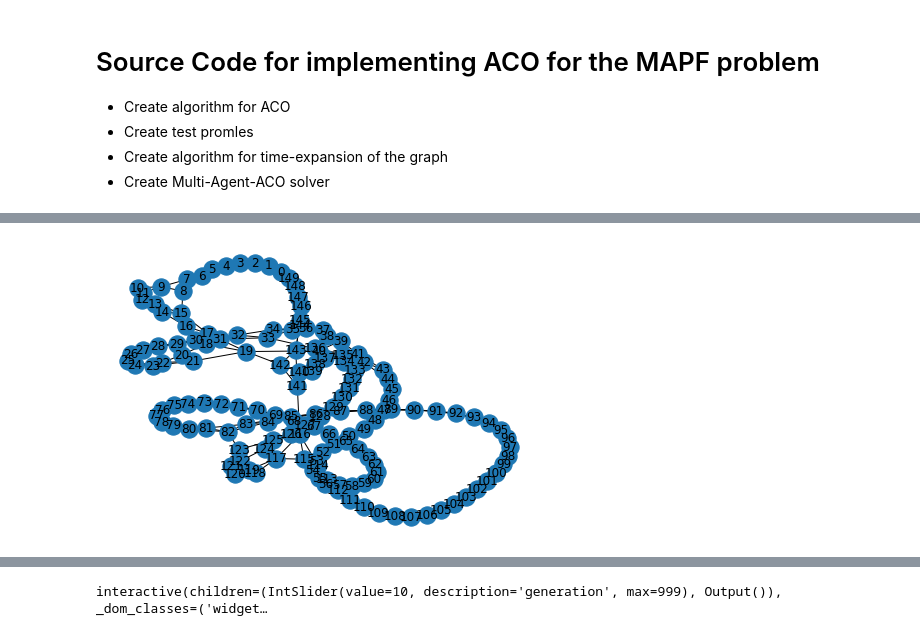
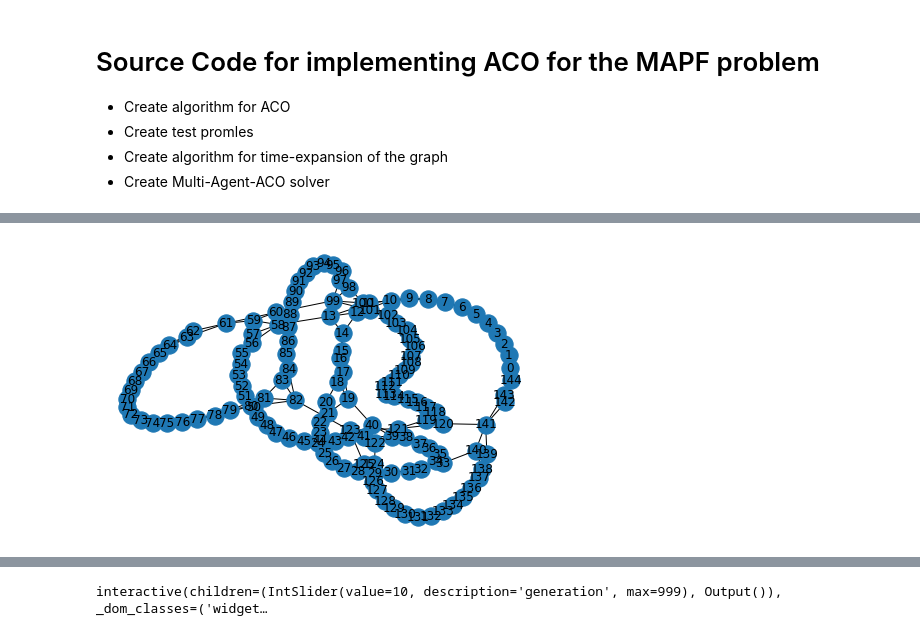
Before and after one commit to ovgu-FINken/ACO-MAPF, a Jupyter notebook: MAPF-ACO.ipynb, the cells around one changed output, grey strips where cells are left out. Saved outputs shown, nothing was run; the diff lists cells and outputs as text; code cells hidden in the pictures.

```diff
--- a/MAPF-ACO.ipynb
+++ b/MAPF-ACO.ipynb
@@ -54,12 +54,12 @@ nx.draw(G, with_labels=True)
 # %%
-G = nx.watts_strogatz_graph(150,4, 0.01, seed=42)
+G = nx.watts_strogatz_graph(145,4, 0.01, seed=42)
 nx.draw(G,with_labels=True)
 for e in G.edges():
     G[e[0]][e[1]]['weight']= 0.5 + np.random.rand()
 graphstart = 0
 graphgoal = 75
 # %% [output]
-[figure, old version]
+[figure, new version]
 # %%
 m = nx.adjacency_matrix(G)
 # %%
```
Also changed, not shown: parts of 13 cells of this notebook.
